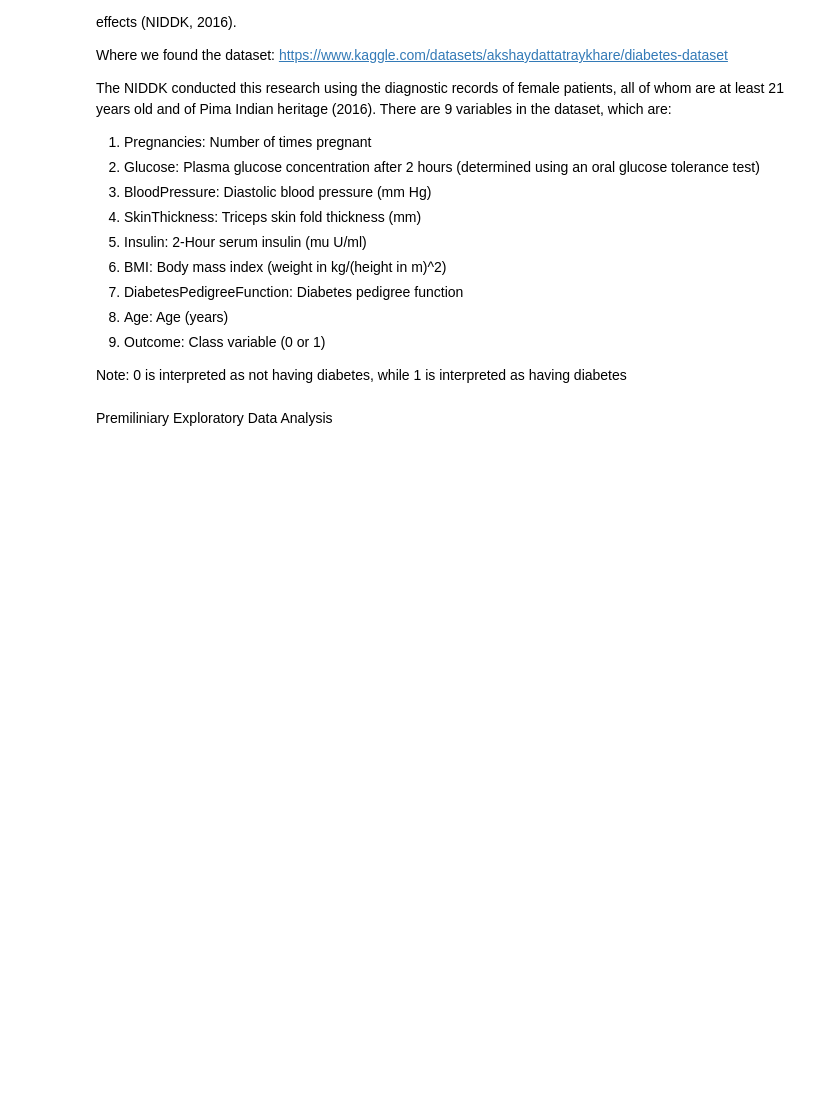
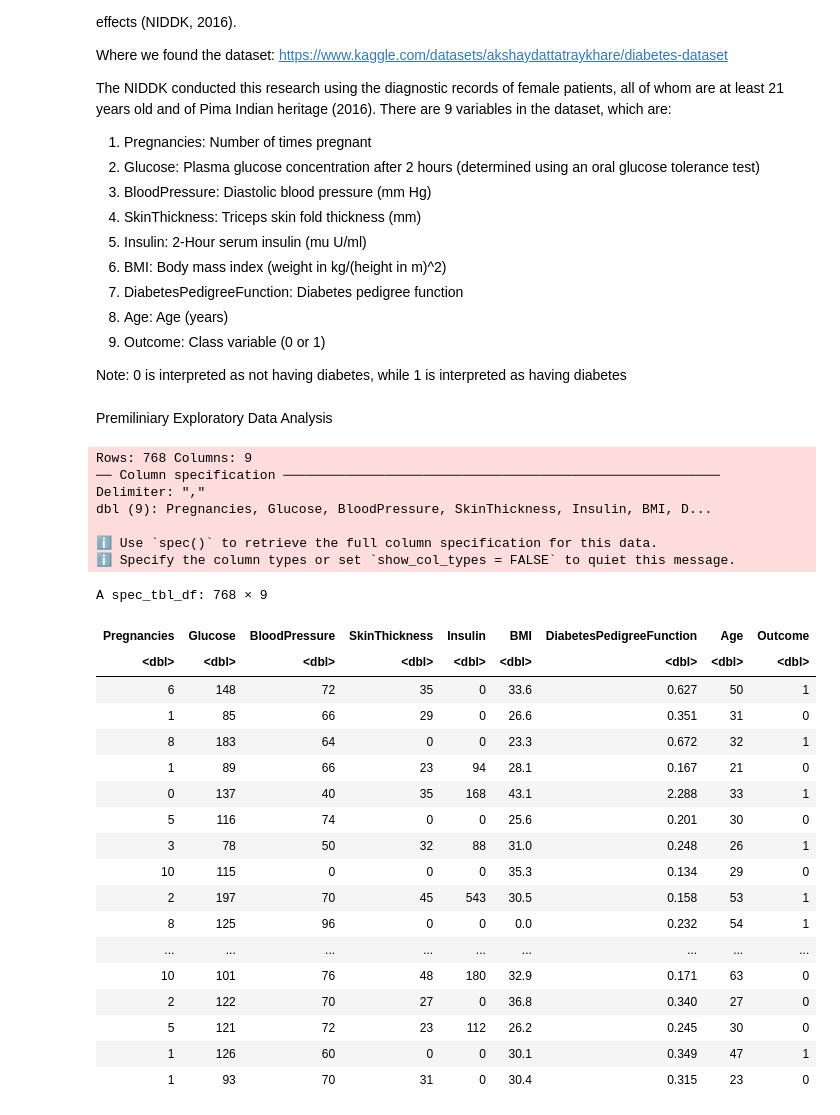
Before and after one commit to NDChavez/diabetes_ds_project, a Jupyter notebook: diabetes_ds_proposal.ipynb, the cells around one changed output. Saved outputs shown, nothing was run; the diff lists cells and outputs as text; code cells hidden in the pictures; blank space fills up the shorter version.

```diff
--- a/diabetes_ds_proposal.ipynb
+++ b/diabetes_ds_proposal.ipynb
@@ -58,6 +58,35 @@ Premiliniary Exploratory Data Analysis
 # %%
 # The code which shows that the dataset can be read from the web into R
 # Also, since we are trying to predict whether a patient has diabetes or not, the mutate() function is used to muatte the Outcome column such that it is a factor variable
 set.seed(34521)
-diabetes <- read_csv("diabetes.csv") |>
+
+diabetes <- read_csv("diabetes.csv")
+diabetes
+# %% [output]
+Rows: 768 Columns: 9
+── Column specification ────────────────────────────────────────────────────────
+Delimiter: ","
+dbl (9): Pregnancies, Glucose, BloodPressure, SkinThickness, Insulin, BMI, D...
+
+ℹ Use `spec()` to retrieve the full column specification for this data.
+ℹ Specify the column types or set `show_col_types = FALSE` to quiet this message.
+A spec_tbl_df: 768 × 9
+| Pregnancies | Glucose | BloodPressure | SkinThickness | Insulin | BMI | DiabetesPedigreeFunction | Age | Outcome |
+| <dbl> | <dbl> | <dbl> | <dbl> | <dbl> | <dbl> | <dbl> | <dbl> | <dbl> |
+| 6 | 148 | 72 | 35 | 0 | 33.6 | 0.627 | 50 | 1 |
+| 1 | 85 | 66 | 29 | 0 | 26.6 | 0.351 | 31 | 0 |
+| 8 | 183 | 64 | 0 | 0 | 23.3 | 0.672 | 32 | 1 |
+| 1 | 89 | 66 | 23 | 94 | 28.1 | 0.167 | 21 | 0 |
+| 0 | 137 | 40 | 35 | 168 | 43.1 | 2.288 | 33 | 1 |
+| 5 | 116 | 74 | 0 | 0 | 25.6 | 0.201 | 30 | 0 |
+| 3 | 78 | 50 | 32 | 88 | 31.0 | 0.248 | 26 | 1 |
+| 10 | 115 | 0 | 0 | 0 | 35.3 | 0.134 | 29 | 0 |
+| 2 | 197 | 70 | 45 | 543 | 30.5 | 0.158 | 53 | 1 |
+| 8 | 125 | 96 | 0 | 0 | 0.0 | 0.232 | 54 | 1 |
+| ... | ... | ... | ... | ... | ... | ... | ... | ... |
+| 10 | 101 | 76 | 48 | 180 | 32.9 | 0.171 | 63 | 0 |
+| 2 | 122 | 70 | 27 | 0 | 36.8 | 0.340 | 27 | 0 |
+| 5 | 121 | 72 | 23 | 112 | 26.2 | 0.245 | 30 | 0 |
+| 1 | 126 | 60 | 0 | 0 | 30.1 | 0.349 | 47 | 1 |
+| 1 | 93 | 70 | 31 | 0 | 30.4 | 0.315 | 23 | 0 |
 # %%
```
Also changed, not shown: parts of 2 cells of this notebook.
